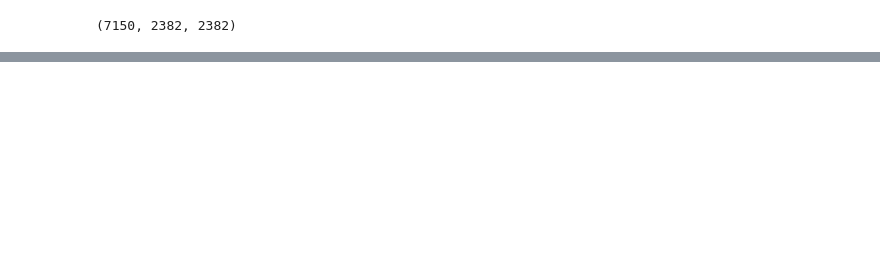
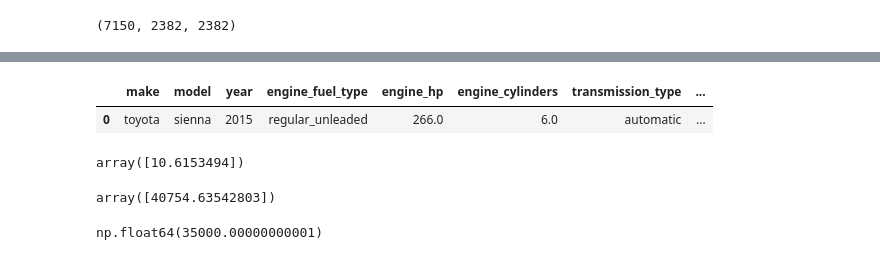
Before and after one commit to opadotun-taiwo/ml_projects, a Jupyter notebook: 02-regression/regression.ipynb, the cells around one changed output, grey strips where cells are left out. Drawn from its saved outputs; the diff is of its cells as text; code cells hidden in the pictures; blank space fills up the shorter version.

```diff
--- a/02-regression/regression.ipynb
+++ b/02-regression/regression.ipynb
@@ -189,0 +585,3 @@ del df_test['msrp']
+# %%
+car = df_test.iloc[20].to_dict()
+car
@@ -189,0 +604,7 @@ del df_test['msrp']
+# %%
+df_small = pd.DataFrame([car])
+# %%
+df_small
+# %% [output]
+|  | make | model | year | engine_fuel_type | engine_hp | engine_cylinders | transmission_type | ... |
+| 0 | toyota | sienna | 2015 | regular_unleaded | 266.0 | 6.0 | automatic | ... |
@@ -189,0 +614,12 @@ del df_test['msrp']
+# %%
+y_predcar
+# %% [output]
+array([10.6153494])
+# %%
+np.expm1(y_predcar)
+# %% [output]
+array([40754.63542803])
+# %%
+np.expm1(y_test[20])
+# %% [output]
+np.float64(35000.00000000001)
```
Also changed, not shown: parts of 57 cells of this notebook, 2 other files.
